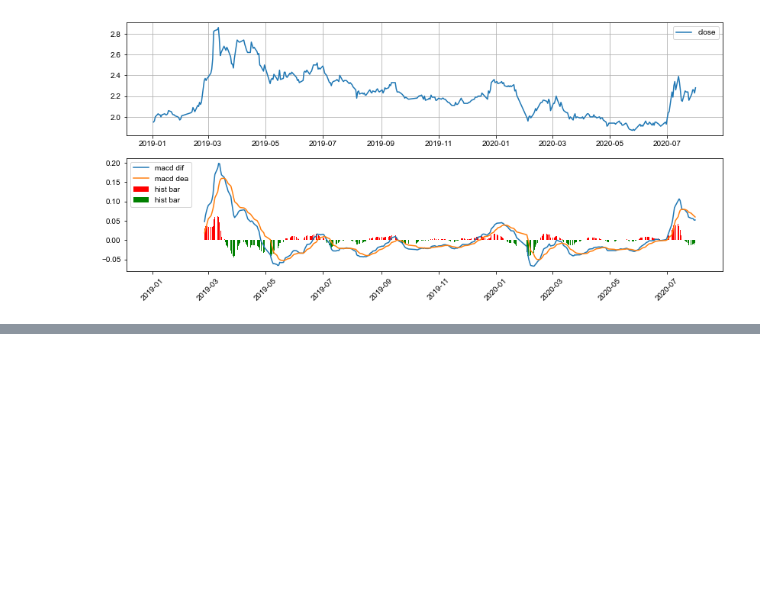
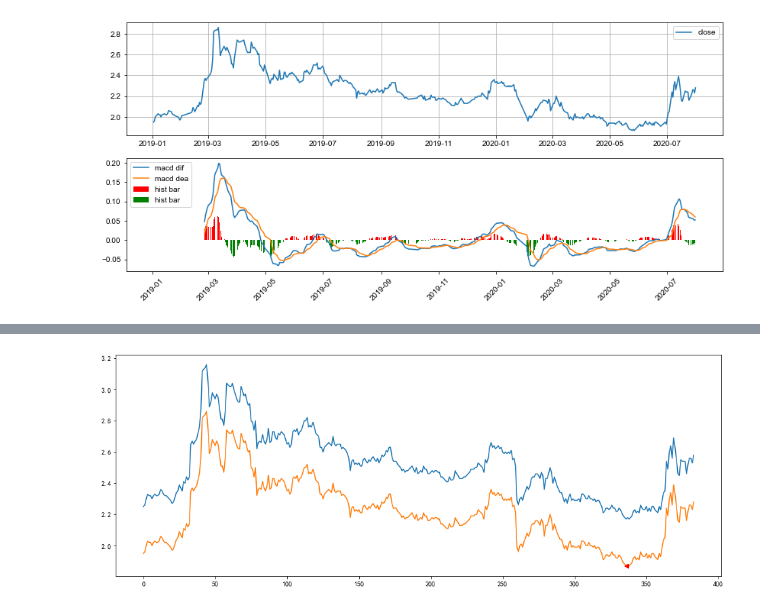
Before and after one commit to wd64759/quants, a Jupyter notebook: quants/abnormal_stocks.ipynb, the cells around one changed output, grey strips where cells are left out. Drawn from its saved outputs; the diff is of its cells as text; code cells hidden in the pictures; blank space fills up the shorter version.

```diff
--- a/quants/abnormal_stocks.ipynb
+++ b/quants/abnormal_stocks.ipynb
@@ -269,0 +296,6 @@ plt.show()
+# %%
+# days_a.close
+x = np.arange(len(days_a))
+linear = interp1d(x, days_a.close)
+# 1-500范围内 出现最小值的位置
+close_min_pos = sco.fminbound(linear, 1, 500)
@@ -269,0 +306,11 @@ plt.show()
+# %%
+x1 = days_a.close.reset_index()
+# %%
+plt.figure(figsize=(16 , 6))
+plt.plot(linear(x)+0.3)
+plt.plot(x1.close)
+# 绘制箭头
+plt.plot(close_min_pos, linear(close_min_pos), 'r<')
+plt.show()
+# %% [output]
+[figure, added]
```
Also changed, not shown: parts of 14 cells of this notebook, 3 other files.
